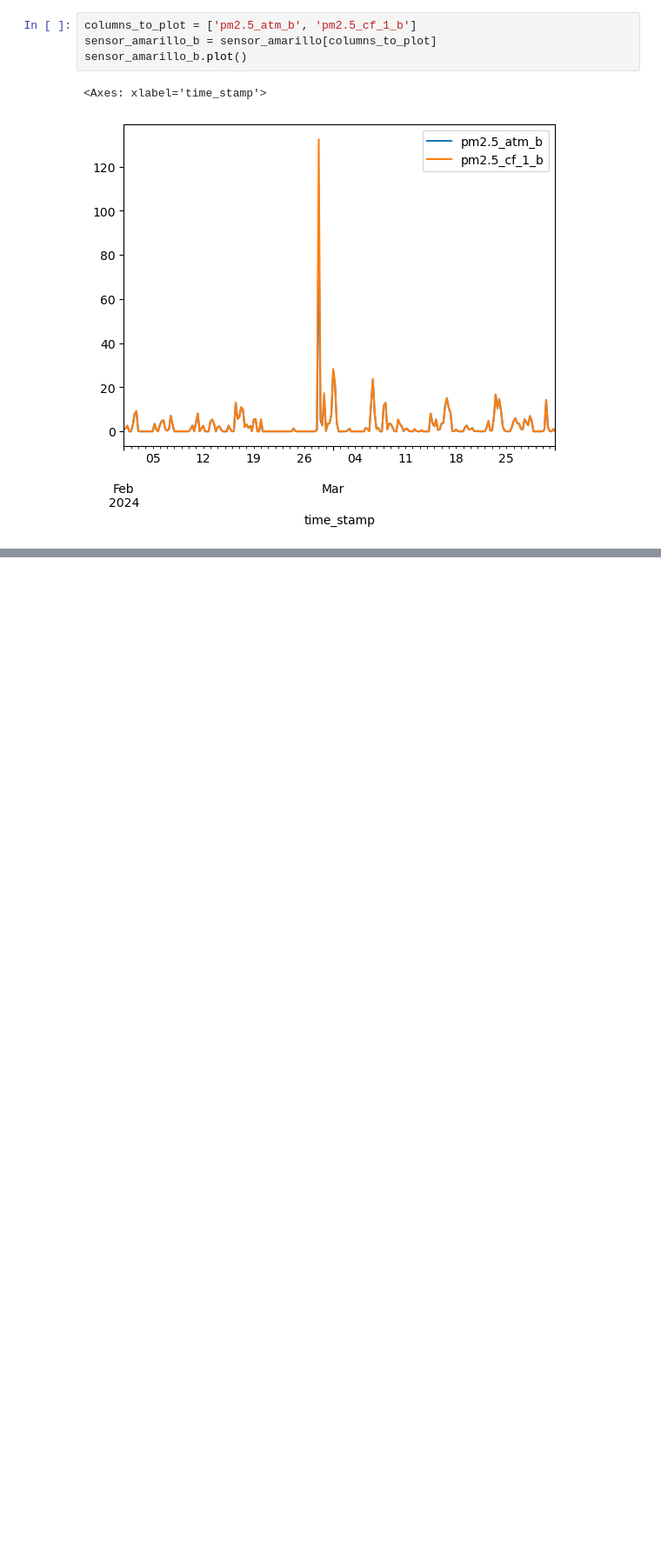
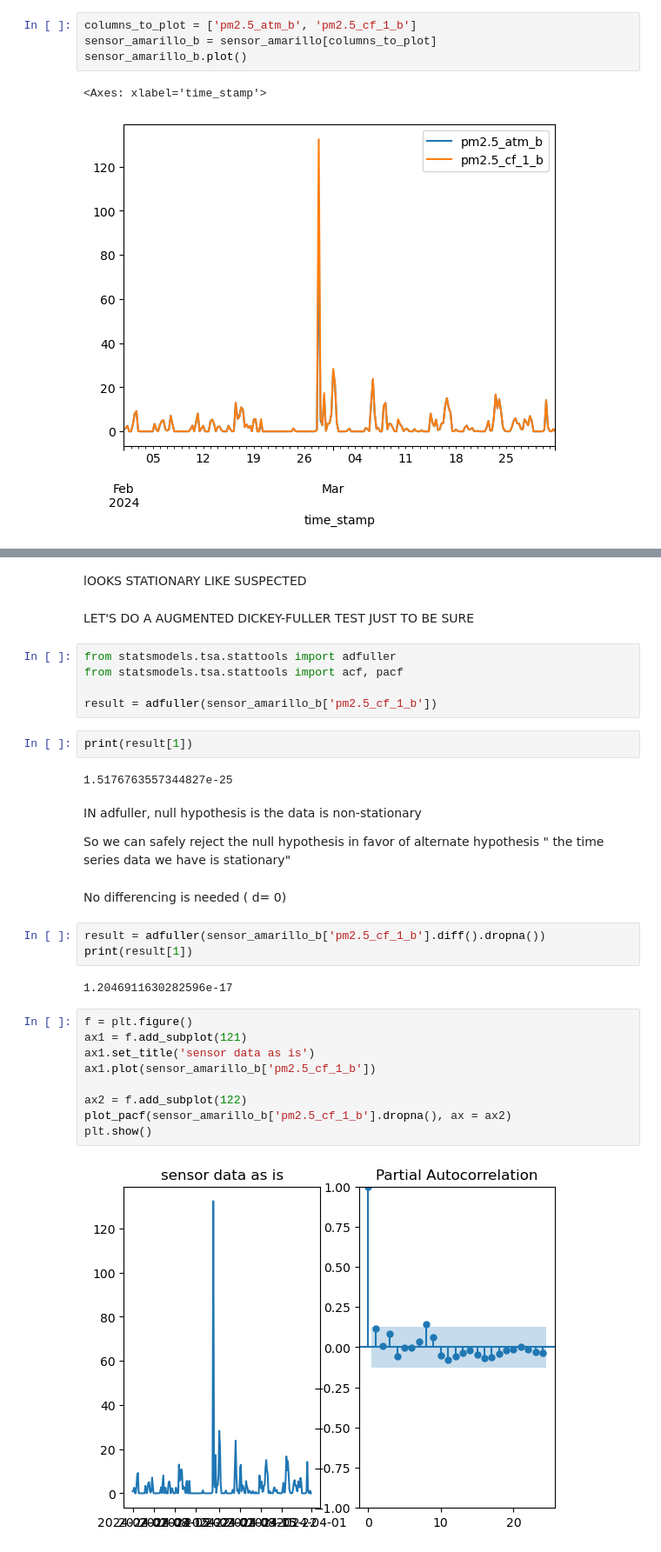
Before and after one commit to siwa-p/Air-quality-monitoring-and-prediction-using-PurpleAir-data, a Jupyter notebook: notebooks/eda_01.ipynb, the cells around one changed output, grey strips where cells are left out. Shown at 87% size. Saved outputs shown, nothing was run; the diff lists cells and outputs as text; blank space fills up the shorter version.

```diff
--- a/notebooks/eda_01.ipynb
+++ b/notebooks/eda_01.ipynb
@@ -110,0 +136,36 @@ sensor_amarillo.to_csv('../datasets/sensor_data/amarillo.csv')
+# %% [markdown]
+lOOKS STATIONARY LIKE SUSPECTED
+# %% [markdown]
+LET'S DO A AUGMENTED DICKEY-FULLER TEST JUST TO BE SURE
+# %%
+from statsmodels.tsa.stattools import adfuller
+from statsmodels.tsa.stattools import acf, pacf
+
+result = adfuller(sensor_amarillo_b['pm2.5_cf_1_b'])
+# %%
+print(result[1])
+# %% [output]
+1.5176763557344827e-25
+# %% [markdown]
+IN adfuller, null hypothesis is the data is non-stationary
+
+
+So we can safely reject the null hypothesis in favor of alternate hypothesis " the time series data we have is stationary"
+# %% [markdown]
+No differencing is needed ( d= 0)
+# %%
+result = adfuller(sensor_amarillo_b['pm2.5_cf_1_b'].diff().dropna())
+print(result[1])
+# %% [output]
+1.2046911630282596e-17
+# %%
+f = plt.figure()
+ax1 = f.add_subplot(121)
+ax1.set_title('sensor data as is')
+ax1.plot(sensor_amarillo_b['pm2.5_cf_1_b'])
+
+ax2 = f.add_subplot(122)
+plot_pacf(sensor_amarillo_b['pm2.5_cf_1_b'].dropna(), ax = ax2)
+plt.show()
+# %% [output]
+[figure, added]
```
Also changed, not shown: parts of 6 cells of this notebook.
